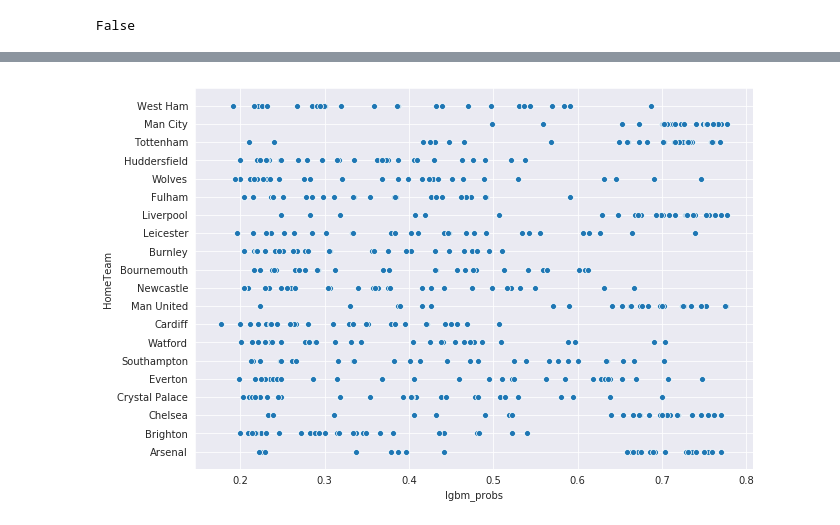
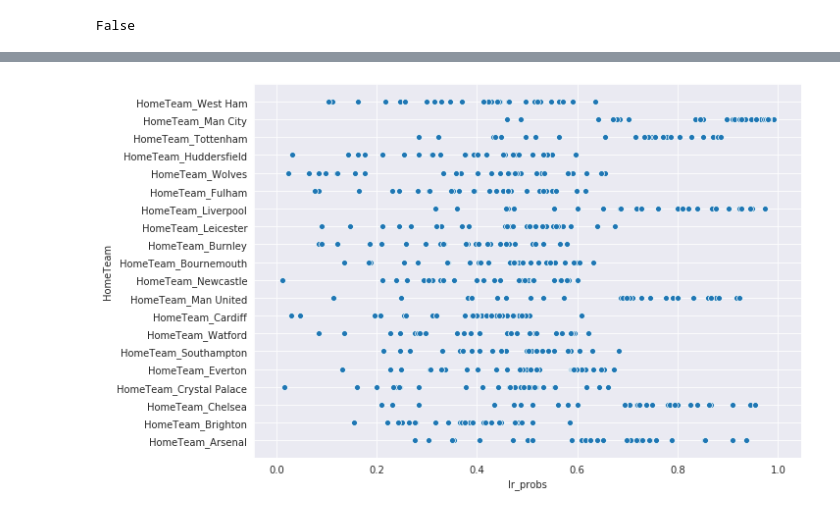
Before and after one commit to ArmstrongA/epl_predictions, a Jupyter notebook: epl_predictions.ipynb, the cells around one changed output, grey strips where cells are left out. Drawn from its saved outputs; the diff is of its cells as text; code cells hidden in the pictures.

```diff
--- a/epl_predictions.ipynb
+++ b/epl_predictions.ipynb
@@ -846,14 +974,5 @@ LGBMClassifier(boosting_type='dart', class_weight=None, colsample_bytree=0.9,
 # %%
-#lgbm_clf = lgbm_grid.best_estimator_
-lgbm_clf =lgbm.LGBMClassifier(boosting_type='gbdt', class_weight=None, colsample_bytree=0.9,
-        importance_type='split', learning_rate=0.005, max_bin=187,
-        max_depth=96, metric='binary_error', min_child_samples=89,
-        min_child_weight=0.01, min_split_gain=0.0, n_estimators=4552,
-        n_jobs=-1, num_iterations=3873, num_leaves=19, objective='binary',
-        random_state=2, reg_alpha=2, reg_lambda=150, silent=True,
-        subsample=0.44499918414335005, subsample_for_bin=200000,
-        subsample_freq=0)
-
+lgbm_clf = lgbm_rndm.best_estimator_
 
 lgbm_clf.fit(X_train, y_train)
 
@@ -978,8 +1080,8 @@ y=1 top features
 # %%
 from sklearn.ensemble import VotingClassifier
 
-eclf = VotingClassifier(estimators=[('lg', lgbm_clf), ('xg', xg_clf), ('rf', rf_clf)],
-                         voting='hard', n_jobs=-1)
+eclf = VotingClassifier(estimators=[('lg', lgbm_clf), ('xg', xg_clf), ('rf', rf_clf), ('lr', lr_clf)],
+                        voting='hard', n_jobs=-1)
 
 eclf = eclf.fit(X_train, y_train)
 
@@ -1010,5 +1112,11 @@ Text(91.68, 0.5, 'actual label')
 # %%
 xpbs = X.copy()
+# %%
+def undummy(d):
+    return d.dot(d.columns)
+
+xpbs = xpbs.assign(HomeTeam=xpbs.filter(regex='^HomeTeam').pipe(undummy))
+xpbs = xpbs.assign(AwayTeam=xpbs.filter(regex='^AwayTeam').pipe(undummy))
 # %%
 rf_probs = rf_clf.predict_proba(X)
 rf_probs = [x[1] for x in rf_probs]
@@ -1016,13 +1124,14 @@ xgprobs = xg_clf.predict_proba(X)
 xgprobs = [x[1] for x in xgprobs]
 lgbmprobs = lgbm_clf.predict_proba(X)
 lgbmprobs = [x[1] for x in lgbmprobs]
+lrprobs = lr_clf.predict_proba(X)
+lrprobs = [x[1] for x in lrprobs]
 epreds = eclf.predict(X)
 xpbs["xg_probs"] = xgprobs
 xpbs["rf_probs"] = rf_probs
 xpbs["lgbm_probs"] = lgbmprobs
+xpbs["lr_probs"] = lrprobs
 xpbs["ens_preds"] = epreds
-xpbs["HomeTeam"] = lb_make.inverse_transform(xpbs["HomeTeam_Enc"])
-xpbs["AwayTeam"] = lb_make.inverse_transform(xpbs["AwayTeam_Enc"])
 xpbs["actual"] = y_test
 xpbs[[x for x in list(xpbs) if 'pc_' not in x]]
 # %% [output]
@@ -1091,5 +1200,5 @@ xpbs[['HomeTeam', 'xg_probs', 'rf_probs', 'lgbm_probs']].groupby('HomeTeam').des
 # %%
 plt.figure(figsize=(10, 7))
-ax = sns.scatterplot(x="lgbm_probs", y="HomeTeam", data=xpbs)
+ax = sns.scatterplot(x="lr_probs", y="HomeTeam", data=xpbs)
 # %% [output]
-[figure, old version]
+[figure, new version]
```
Also changed, not shown: parts of 37 cells of this notebook, 2 other files.
